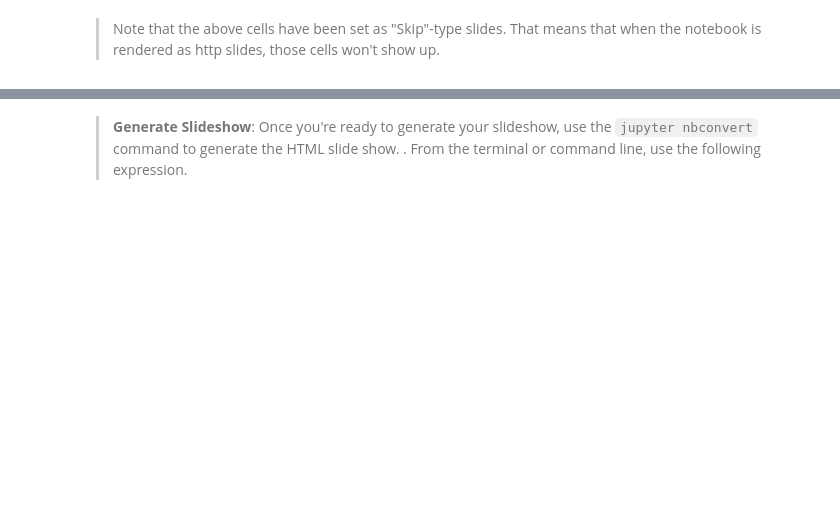
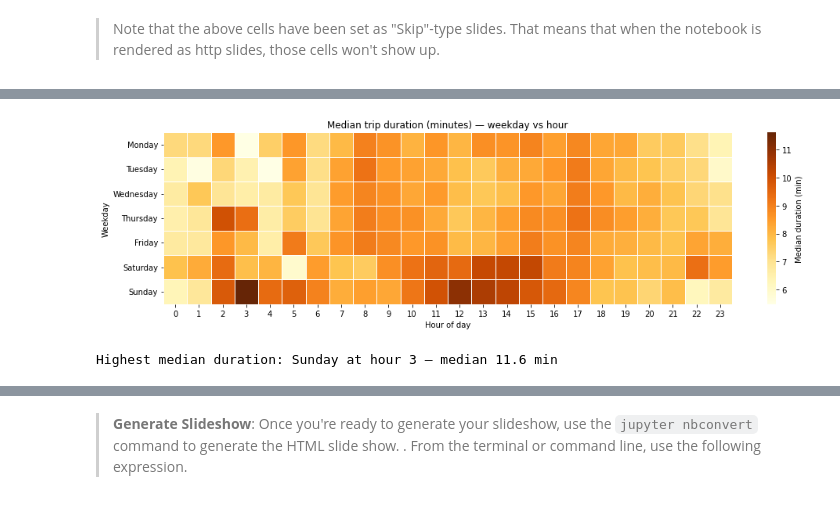
Before and after one commit to 86burke/DAND_Ford_GoBike_System, a Jupyter notebook: Part_II_slide_deck_template.ipynb, the cells around one changed output, grey strips where cells are left out. Cells and saved outputs as stored; diff of their text form; code cells hidden in the pictures; blank space fills up the shorter version.

```diff
--- a/Part_II_slide_deck_template.ipynb
+++ b/Part_II_slide_deck_template.ipynb
@@ -149,0 +133,55 @@ plt.show()
+# %%
+# Visualization 2: Weekday × Hour median trip duration heatmap
+# Polished: title, axis labels with units, ticks, colorbar, and readable colormap
+
+# Defensive checks
+if 'gobike_clean' not in globals():
+    raise NameError('gobike_clean not found - run the data-loading cell first')
+if gobike_clean.empty:
+    raise ValueError('gobike_clean is empty')
+
+# Prepare data
+gdf = gobike_clean.copy()
+gdf['start_time'] = pd.to_datetime(gdf['start_time'])
+if 'duration_min' not in gdf.columns:
+    gdf['duration_min'] = gdf.duration_sec / 60
+if 'start_hour' not in gdf.columns:
+    gdf['start_hour'] = gdf['start_time'].dt.hour
+gdf['start_weekday'] = gdf['start_time'].dt.day_name()
+
+# Order weekdays for display
+weekdays = ['Monday','Tuesday','Wednesday','Thursday','Friday','Saturday','Sunday']
+
+pivot = (gdf.groupby(['start_weekday','start_hour']).duration_min.median()
+         .unstack(fill_value=np.nan))
+# Reindex rows to weekday order and ensure columns 0..23 exist
+pivot = pivot.reindex(weekdays)
+pivot = pivot.reindex(columns=range(24), fill_value=np.nan)
+
+plt.figure(figsize=(14,4))
+ax = sb.heatmap(pivot, cmap='YlOrBr', linewidths=0.5, linecolor='white',
+                cbar_kws={'label':'Median duration (min)'},
+                annot=False)
+plt.title('Median trip duration (minutes) — weekday vs hour')
+plt.xlabel('Hour of day')
+plt.ylabel('Weekday')
+# xtick alignment for hours 0..23
+ax.set_xticks(np.arange(24)+0.5)
+ax.set_xticklabels(range(24), rotation=0)
+plt.yticks(rotation=0)
+plt.tight_layout()
+plt.show()
+
+# Short automated observation (printed) -- safe guard if pivot is all-NaN
+if np.isfinite(np.nanmax(pivot.values)):
+    max_idx = np.nanargmax(pivot.values)
+    r, c = divmod(int(max_idx), pivot.shape[1])
+    max_day = pivot.index[r]
+    max_hour = pivot.columns[c]
+    max_val = pivot.iloc[r,c]
+    print(f'Highest median duration: {max_day} at hour {int(max_hour)} — median {max_val:.1f} min')
+else:
+    print('No valid median-duration values to summarize.')
+# %% [output]
+[figure, added]
+Highest median duration: Sunday at hour 3 — median 11.6 min
```
Also changed, not shown: parts of 25 cells of this notebook, 2 other files.
